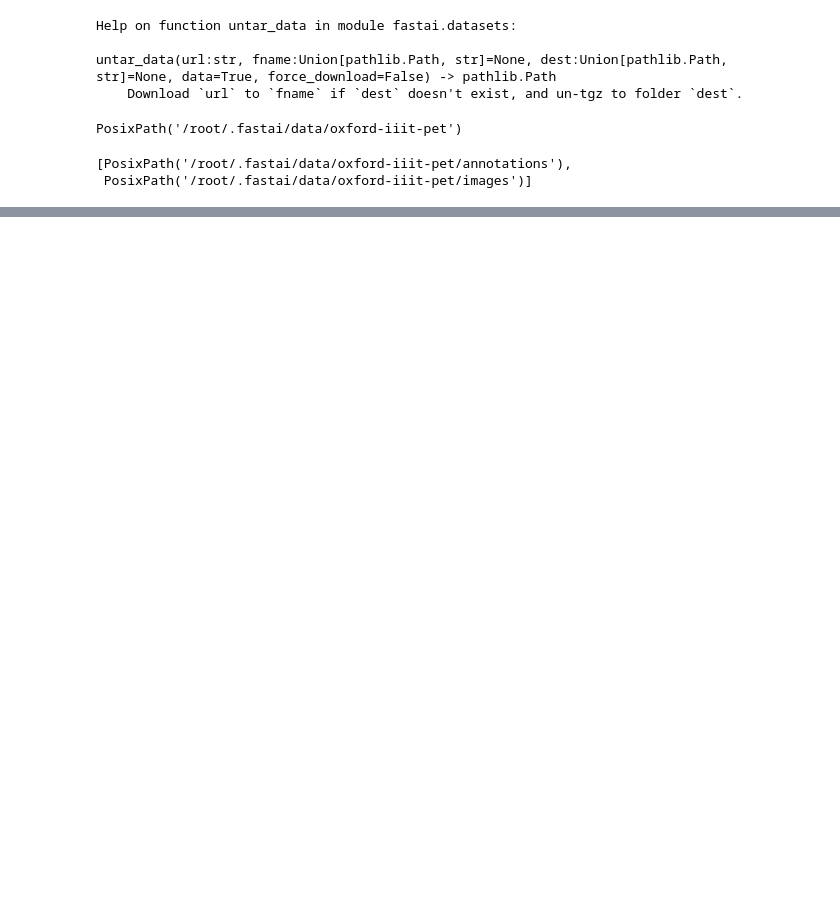
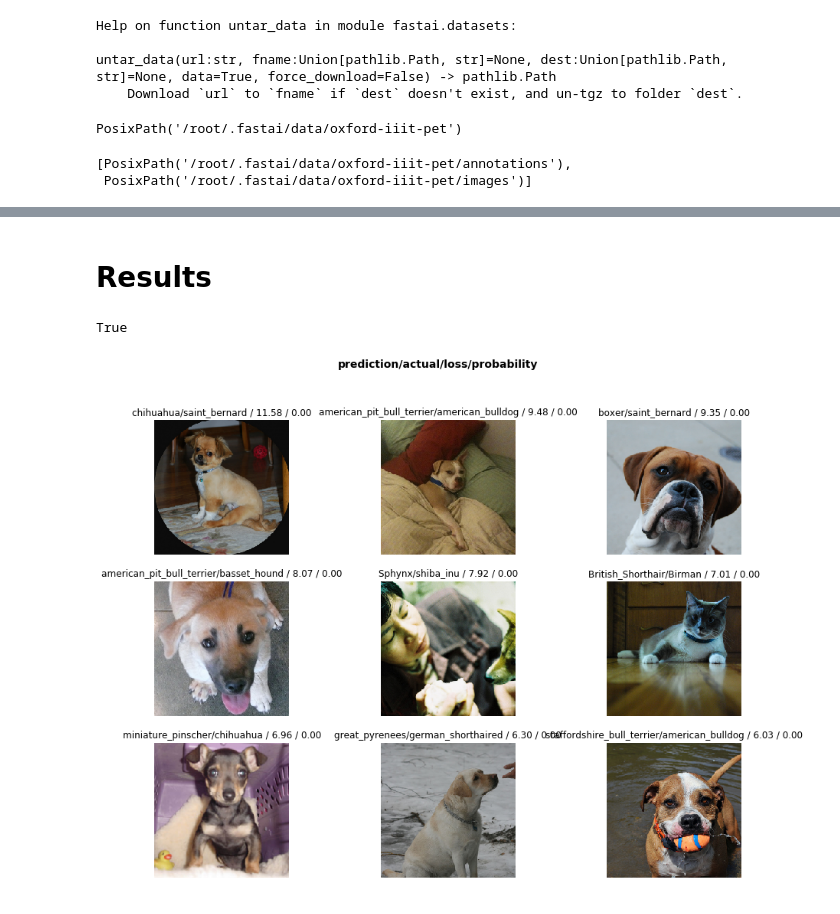
Before and after one commit to cleysonl/Fast-Ai, a Jupyter notebook: Lesson1.ipynb, the cells around one changed output, grey strips where cells are left out. Drawn from its saved outputs; the diff is of its cells as text; code cells hidden in the pictures; blank space fills up the shorter version.

```diff
--- a/Lesson1.ipynb
+++ b/Lesson1.ipynb
@@ -34,0 +65,5 @@ path_img = path/'images'
+# %%
+# The fastai library structures its training process around the Learner class, whose object binds together a
+# PyTorch model, a dataset, an optimizer, and a loss function; the entire learner object then will allow us
+# to launch training
+learn = cnn_learner(data,models.resnet34, metrics=error_rate)
@@ -34,0 +92,2 @@ path_img = path/'images'
+# %%
+learn.fit_one_cycle(4)
@@ -34,0 +102,14 @@ path_img = path/'images'
+# %% [markdown]
+# Results
+# %%
+interp = ClassificationInterpretation.from_learner(learn)
+
+losses,idxs = interp.top_losses()
+
+len(data.valid_ds)==len(losses)==len(idxs)
+# %% [output]
+True
+# %%
+interp.plot_top_losses(9,figsize=(15,11))
+# %% [output]
+[figure, added]
```
Also changed, not shown: parts of 48 cells of this notebook.
